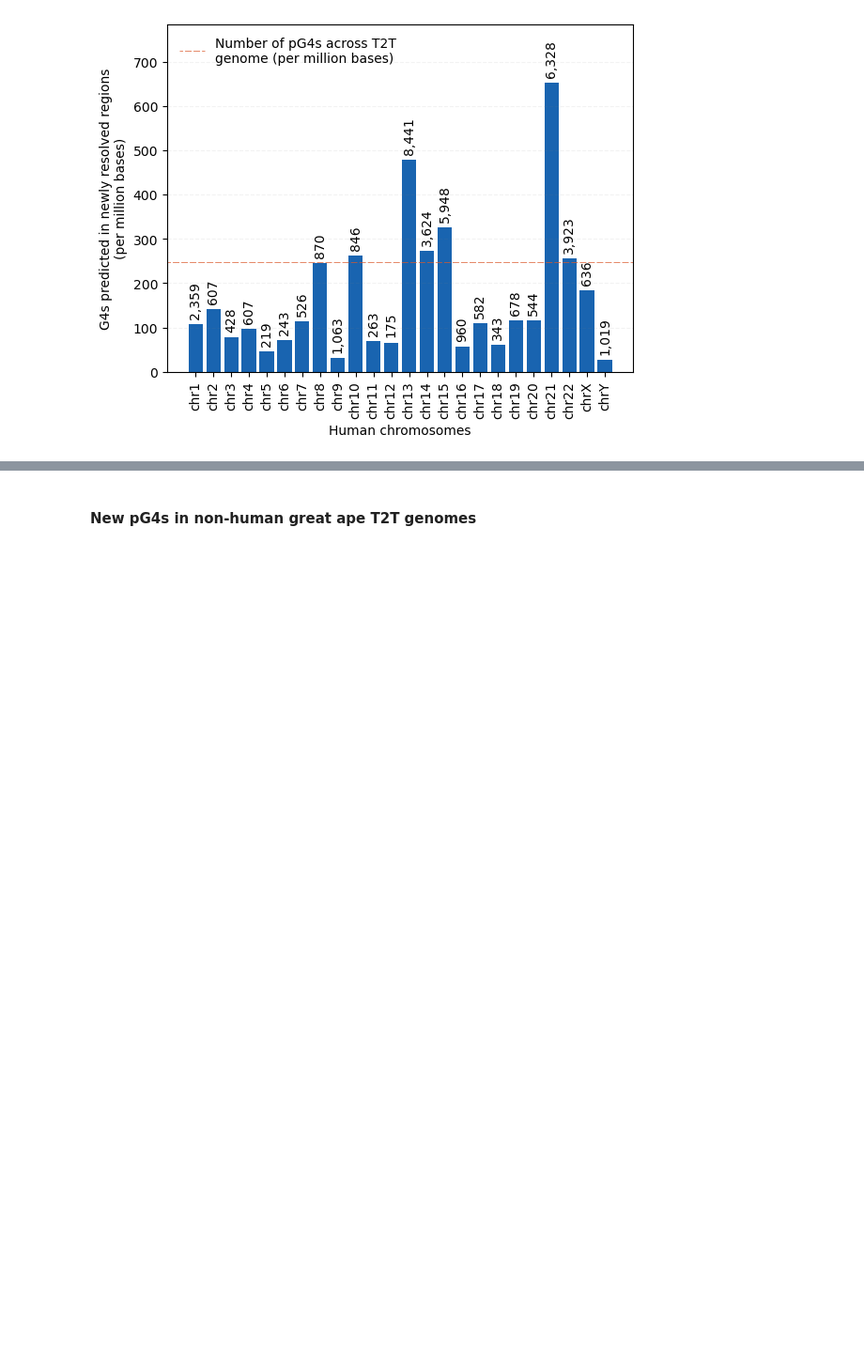
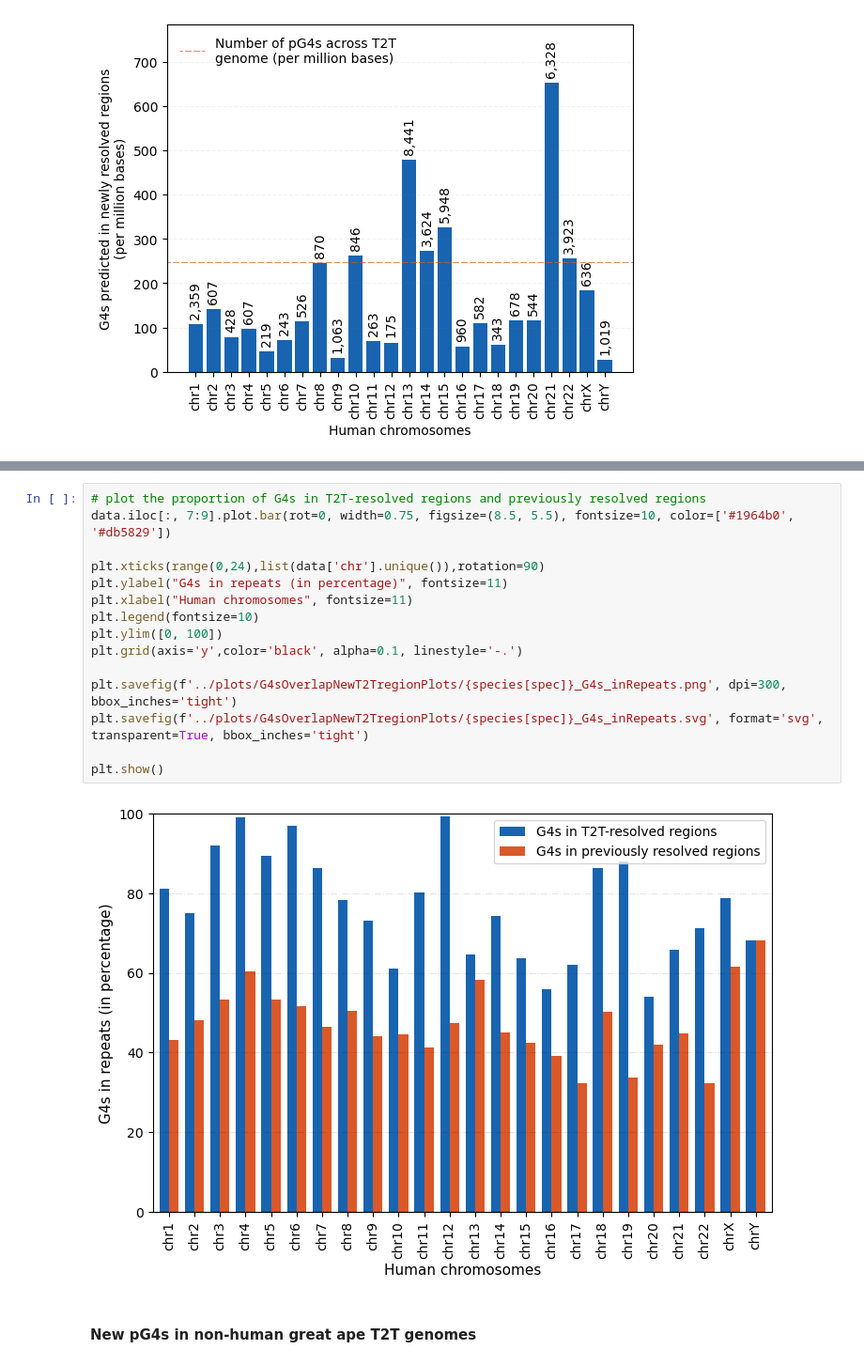
Before and after one commit to makovalab-psu/GreatApeT2T-G4s, a Jupyter notebook: jupyterNotebooks/G4sOverlappingNewT2Tregions.ipynb, the cells around one changed output, grey strips where cells are left out. Shown: that part at 94% size. Cells and saved outputs as stored; diff of their text form; blank space fills up the shorter version.

Commit message:
Updation of the jupyter notebook to generate g4s in repeats in new regions and the plots

```diff
--- a/jupyterNotebooks/G4sOverlappingNewT2Tregions.ipynb
+++ b/jupyterNotebooks/G4sOverlappingNewT2Tregions.ipynb
@@ -115,3 +153,20 @@ for spec in species:
+# %%
+# plot the proportion of G4s in T2T-resolved regions and previously resolved regions
+data.iloc[:, 7:9].plot.bar(rot=0, width=0.75, figsize=(8.5, 5.5), fontsize=10, color=['#1964b0', '#db5829'])
+
+plt.xticks(range(0,24),list(data['chr'].unique()),rotation=90)
+plt.ylabel("G4s in repeats (in percentage)", fontsize=11)
+plt.xlabel("Human chromosomes", fontsize=11)
+plt.legend(fontsize=10)
+plt.ylim([0, 100])
+plt.grid(axis='y',color='black', alpha=0.1, linestyle='-.')
+
+plt.savefig(f'../plots/G4sOverlapNewT2TregionPlots/{species[spec]}_G4s_inRepeats.png', dpi=300, bbox_inches='tight')
+plt.savefig(f'../plots/G4sOverlapNewT2TregionPlots/{species[spec]}_G4s_inRepeats.svg', format='svg', transparent=True, bbox_inches='tight')
+
+plt.show()
+# %% [output]
+[figure, added]
 # %% [markdown]
 #### New pG4s in non-human great ape T2T genomes
 # %% [markdown]
```
Also changed, not shown: parts of 2 cells of this notebook, 7 other files.
